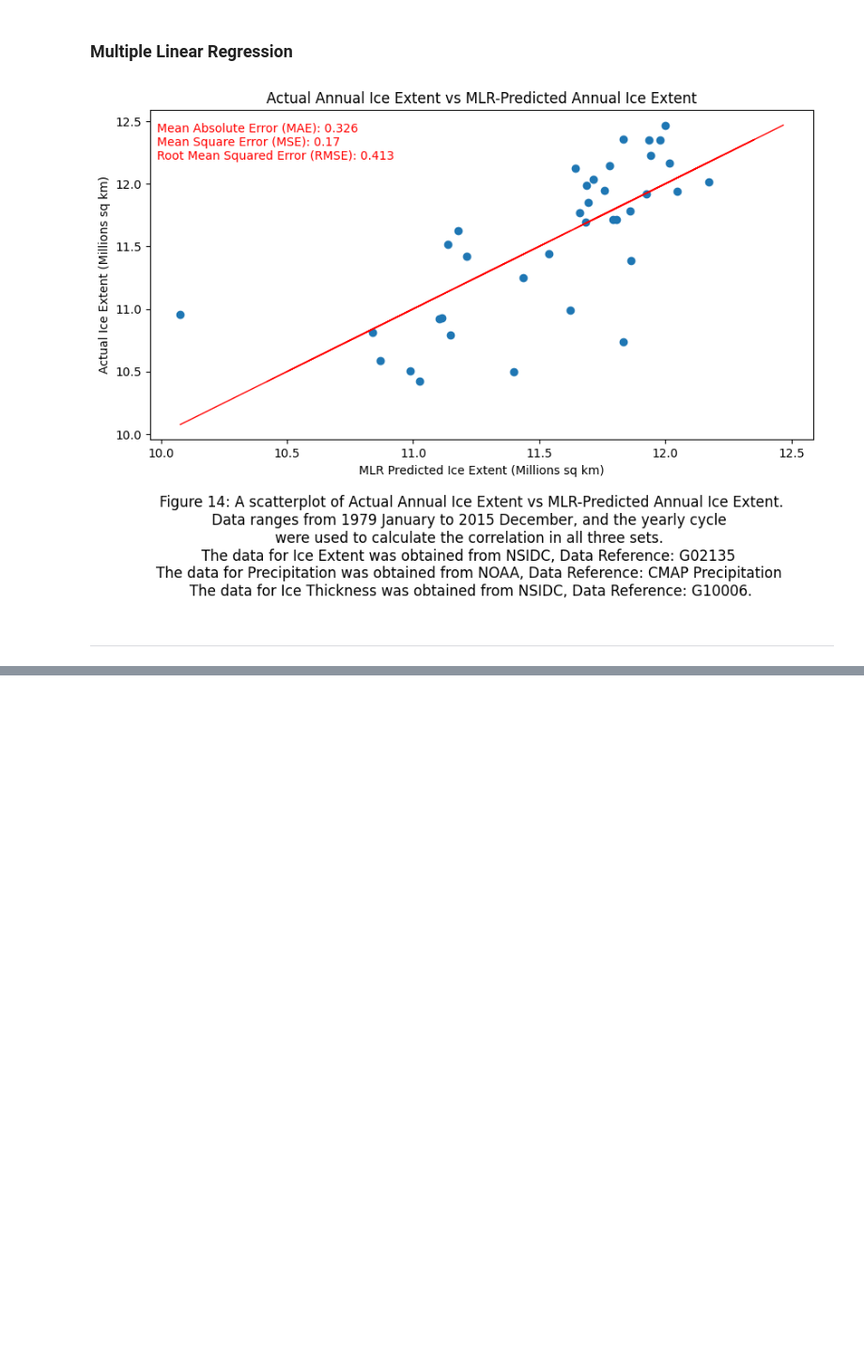
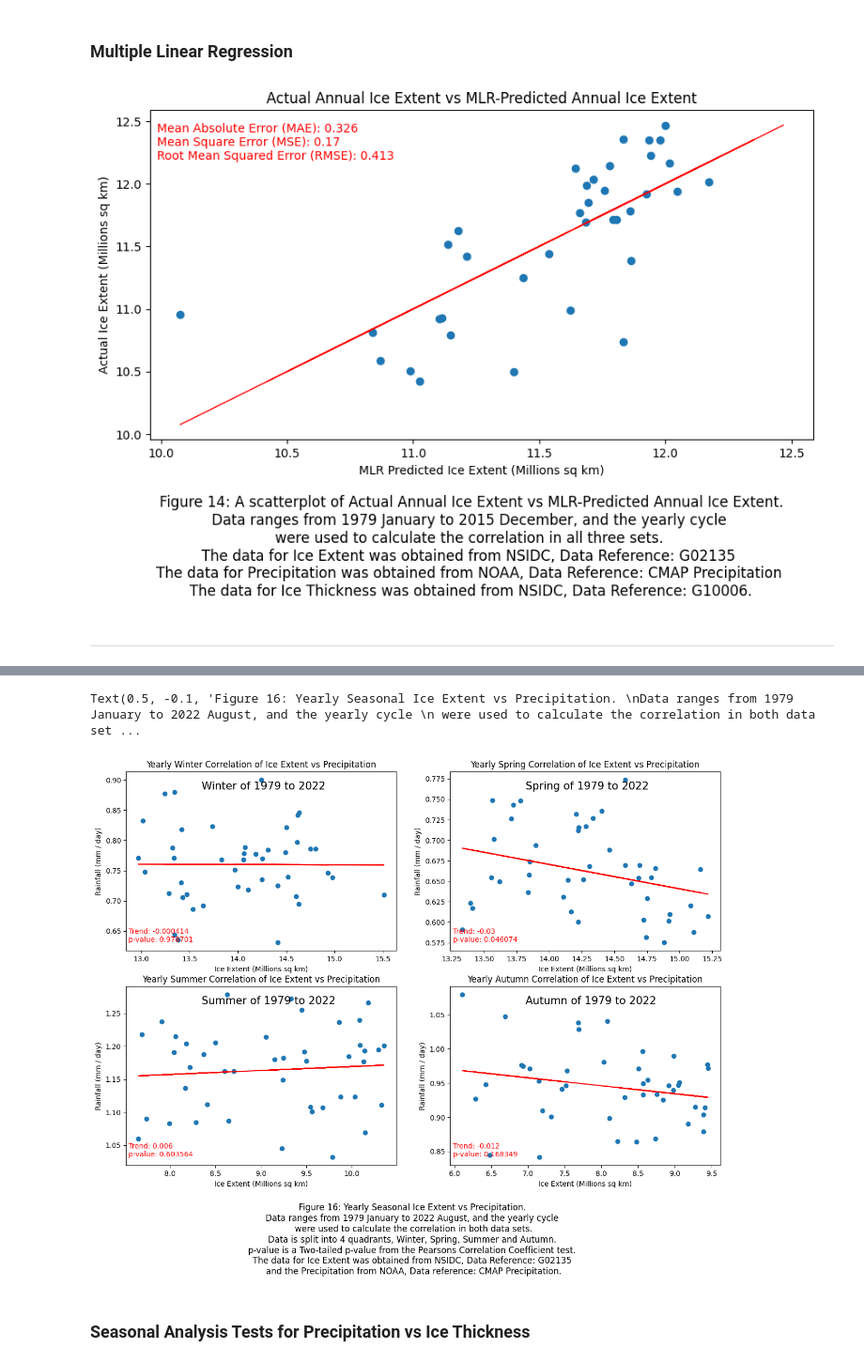
Before and after one commit to gardeneda/Arctic-Ice-vs-Precipitation, a Jupyter notebook: data_management.ipynb, the cells around one changed output, grey strips where cells are left out. Shown at 94% size. Drawn from its saved outputs; the diff is of its cells as text; code cells hidden in the pictures; blank space fills up the shorter version.

```diff
--- a/data_management.ipynb
+++ b/data_management.ipynb
@@ -1192,18 +1411,18 @@ pearson_coefficient_summer = pearson_summer[0]
 # Isolating the two-tailed p-values
 two_pvalue_summer = pearson_summer[1]
 # %%
-## OLS for Ice_Thickness vs Ice_Extent (AUTUMN)
-y = autumn_thkns_values
-x_OS = autumn_extent_values
+## OLS for ICE EXTENT VS PRECIPITATION (AUTUMN)
+autumn_y = autumn_precip_values
+autumn_OS = autumn_extent_values
 
 # Add a column of ones to the x variables (required for statsmodel regression)
-x_OS = sm.add_constant(x_OS)
+autumn_OS = sm.add_constant(autumn_OS)
 
 # Fit linear model to training data (drop missing values)
-autumn_model = sm.OLS(y, x_OS, missing='drop').fit()
+autumn_model = sm.OLS(autumn_y, autumn_OS, missing='drop').fit()
 
 # Attain prediction of the model.
-prediction_autumn = autumn_model.predict(x_OS)
+prediction_autumn = autumn_model.predict(autumn_OS)
 
 # Store the trend, 95% confidence intervals, and Rsquare
 trend_autumn = autumn_model.params[1]
@@ -1211,8 +1430,8 @@ conf_autumn = autumn_model.conf_int()[1]
 rsquared_autumn = autumn_model.rsquared
 
 # Performing the Pearson's Correlation measure on the two data sets.
-x = autumn_extent_values
-pearson_autumn = stat.pearsonr(x, y)
+autumn_x = autumn_extent_values
+pearson_autumn = stat.pearsonr(autumn_x, autumn_y)
 
 # Isolating the Pearson's Correlation Coefficient
 pearson_coefficient_autumn = pearson_autumn[0]
@@ -1249,0 +1441,57 @@ ValueError: x and y must have same first dimension, but have shapes (12,) and (3
+# %%
+# Plotting the graph
+fig6, ((axY1, axY2), (axY3, axY4)) = plt.subplots(2,2,figsize=[15,10])
+
+axY1.scatter(winter_extent_values, winter_precip_values)
+axY1.plot(winter_extent_values, prediction_winter, color='r')
+axY1.set_xlabel("Ice Extent (Millions sq km)")
+axY1.set_ylabel("Rainfall (mm / day)")
+axY1.set_title("Yearly Winter Correlation of Ice Extent vs Precipitation")
+axY1.annotate(f"Trend: {round(trend_winter, 6)}\n" +
+              f"p-value: {round(two_pvalue_winter, 6)}"
+             , xy=(0.01, 0.05), xycoords='axes fraction', color='r', fontsize=10)
+axY1.annotate("Winter of 1979 to 2022", xy=(0.28, 0.9), xycoords='axes fraction', fontsize=15)
+
+axY2.scatter(spring_extent_values, spring_precip_values)
+axY2.plot(spring_extent_values, prediction_spring, color='r')
+axY2.set_xlabel("Ice Extent (Millions sq km)")
+axY2.set_ylabel("Rainfall (mm / day)")
+axY2.set_title("Yearly Spring Correlation of Ice Extent vs Precipitation")
+axY2.annotate(f"Trend: {round(trend_spring, 3)}\n" +
+              f"p-value: {round(two_pvalue_spring, 6)}"
+             , xy=(0.01, 0.05), xycoords='axes fraction', color='r', fontsize=10)
+axY2.annotate("Spring of 1979 to 2022", xy=(0.28, 0.9), xycoords='axes fraction', fontsize=15)
+
+axY3.scatter(summer_extent_values, summer_precip_values)
+axY3.plot(summer_extent_values, prediction_summer, color='r')
+axY3.set_xlabel("Ice Extent (Millions sq km)")
+axY3.set_ylabel("Rainfall (mm / day)")
+axY3.set_title("Yearly Summer Correlation of Ice Extent vs Precipitation")
+axY3.annotate(f"Trend: {round(trend_summer, 3)}\n" +
+              f"p-value: {round(two_pvalue_summer, 6)}"
+             , xy=(0.01, 0.05), xycoords='axes fraction', color='r', fontsize=10)
+axY3.annotate("Summer of 1979 to 2022", xy=(0.28, 0.9), xycoords='axes fraction', fontsize=15)
+
+axY4.scatter(autumn_extent_values, autumn_precip_values)
+axY4.plot(autumn_extent_values, prediction_autumn, color='r')
+axY4.set_xlabel("Ice Extent (Millions sq km)")
+axY4.set_ylabel("Rainfall (mm / day)")
+axY4.set_title("Yearly Autumn Correlation of Ice Extent vs Precipitation")
+axY4.annotate(f"Trend: {round(trend_autumn, 3)}\n" +
+              f"p-value: {round(two_pvalue_autumn, 6)}"
+             , xy=(0.01, 0.05), xycoords='axes fraction', color='r', fontsize=10)
+axY4.annotate("Autumn of 1979 to 2022", xy=(0.28, 0.9), xycoords='axes fraction', fontsize=15)
+
+plt.figtext(0.5, -0.1, 'Figure 16: Yearly Seasonal Ice Extent vs Precipitation. \n' +
+                       'Data ranges from 1979 January to 2022 August, and the yearly cycle \n '+
+                       "were used to calculate the correlation in both data sets. \n" +
+                       "Data is split into 4 quadrants, Winter, Spring, Summer and Autumn. \n" +
+                       "p-value is a Two-tailed p-value from the Pearsons Correlation Coefficient test. \n" +
+                       'The data for Ice Extent was obtained from NSIDC, Data Reference: G02135 \n' +
+                       "and the Precipitation from NOAA, Data reference: CMAP Precipitation."
+            , wrap=True, horizontalalignment='center', fontsize=12)
+# %% [output]
+Text(0.5, -0.1, 'Figure 16: Yearly Seasonal Ice Extent vs Precipitation. \nData ranges from 1979 January to 2022 August, and the yearly cycle \n were used to calculate the correlation in both data set ...
+[figure, added]
+# %% [markdown]
+<h3>Seasonal Analysis Tests for Precipitation vs Ice Thickness</h3>
```
Also changed, not shown: parts of 21 cells of this notebook.
